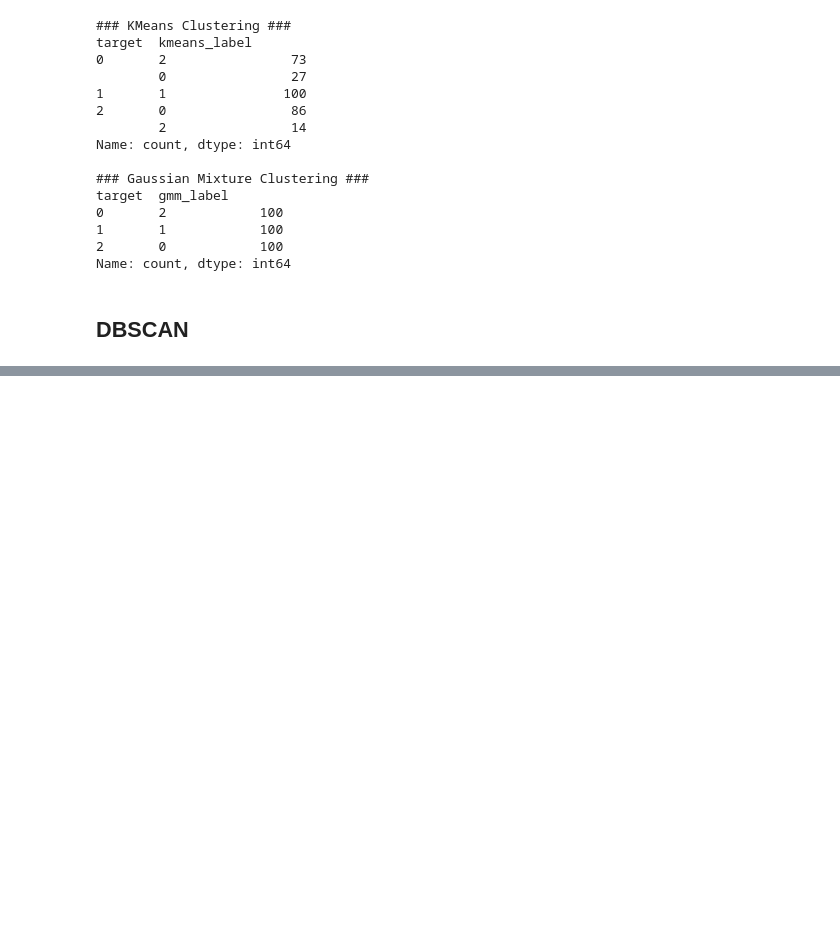
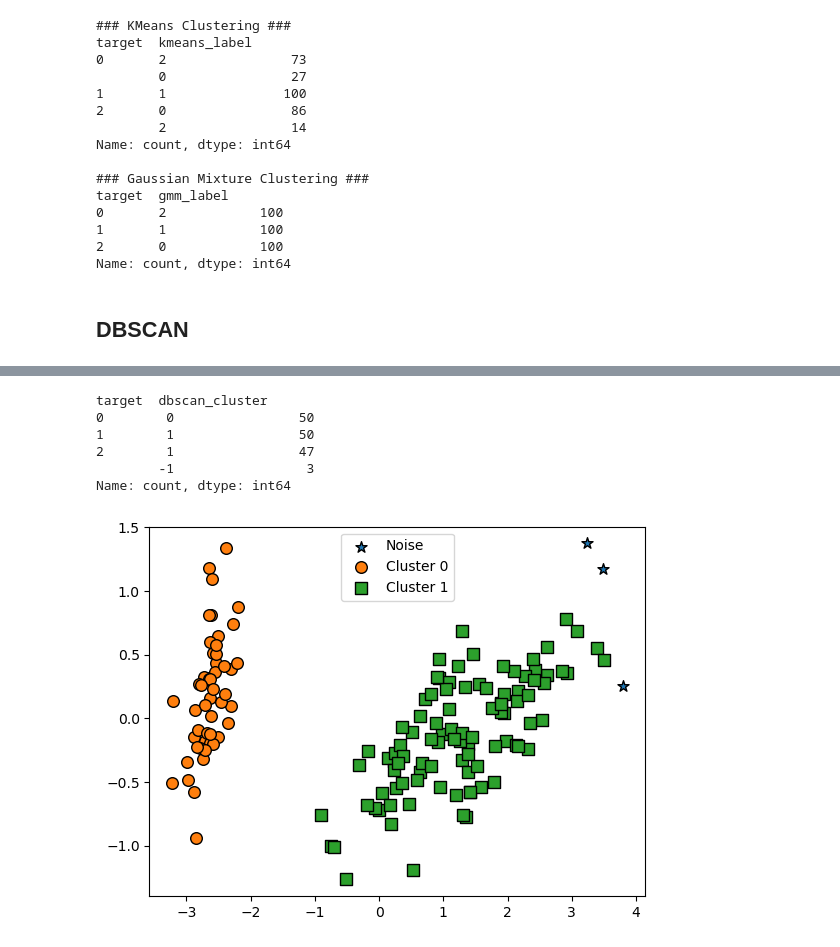
Before and after one commit to HeeJu-XiJu/Machinelearning, a Jupyter notebook: 07_군집화.ipynb, the cells around one changed output, grey strips where cells are left out. Cells and saved outputs as stored; diff of their text form; code cells hidden in the pictures; blank space fills up the shorter version.

```diff
--- a/07_군집화.ipynb
+++ b/07_군집화.ipynb
@@ -457,0 +502,25 @@ Name: count, dtype: int64
+# %%
+from sklearn.cluster import DBSCAN
+
+dbscan = DBSCAN(eps=0.8, min_samples=8, metric='euclidean')
+dbscan_labels = dbscan.fit_predict(iris.data)
+irisDF['dbscan_cluster'] = dbscan_labels
+irisDF['target'] = iris.target
+
+iris_result = irisDF.groupby(['target'])['dbscan_cluster'].value_counts()
+print(iris_result)
+
+pca = PCA(n_components=2, random_state=0)
+pcs_transformed = pca.fit_transform(iris.data)
+irisDF['ftr1'] = pca_transformed[:, 0]
+irisDF['ftr2'] = pca_transformed[:, 1]
+
+visualize_cluster_plot(dbscan, irisDF, 'dbscan_cluster', iscenter=False)
+# %% [output]
+target  dbscan_cluster
+0        0                50
+1        1                50
+2        1                47
+        -1                 3
+Name: count, dtype: int64
+[figure, added]
```
Also changed, not shown: parts of 26 cells of this notebook, 3 other files.
